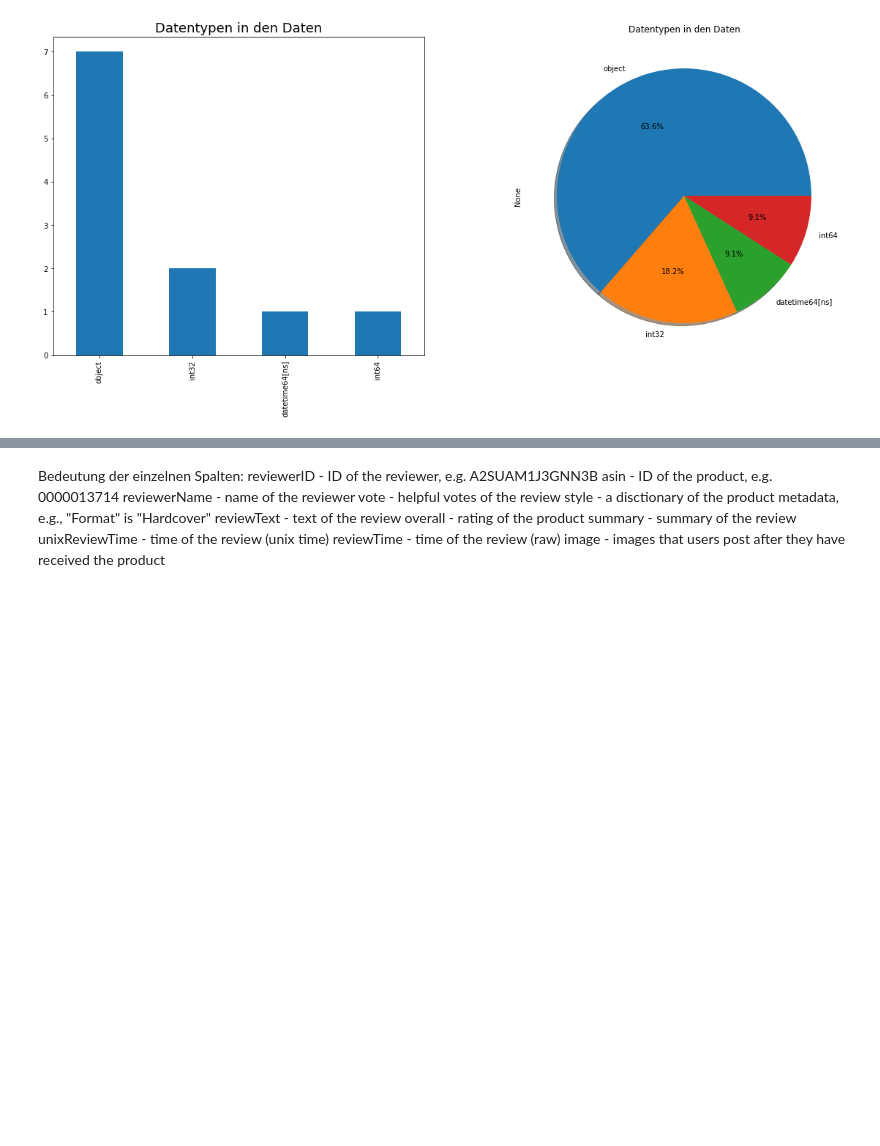
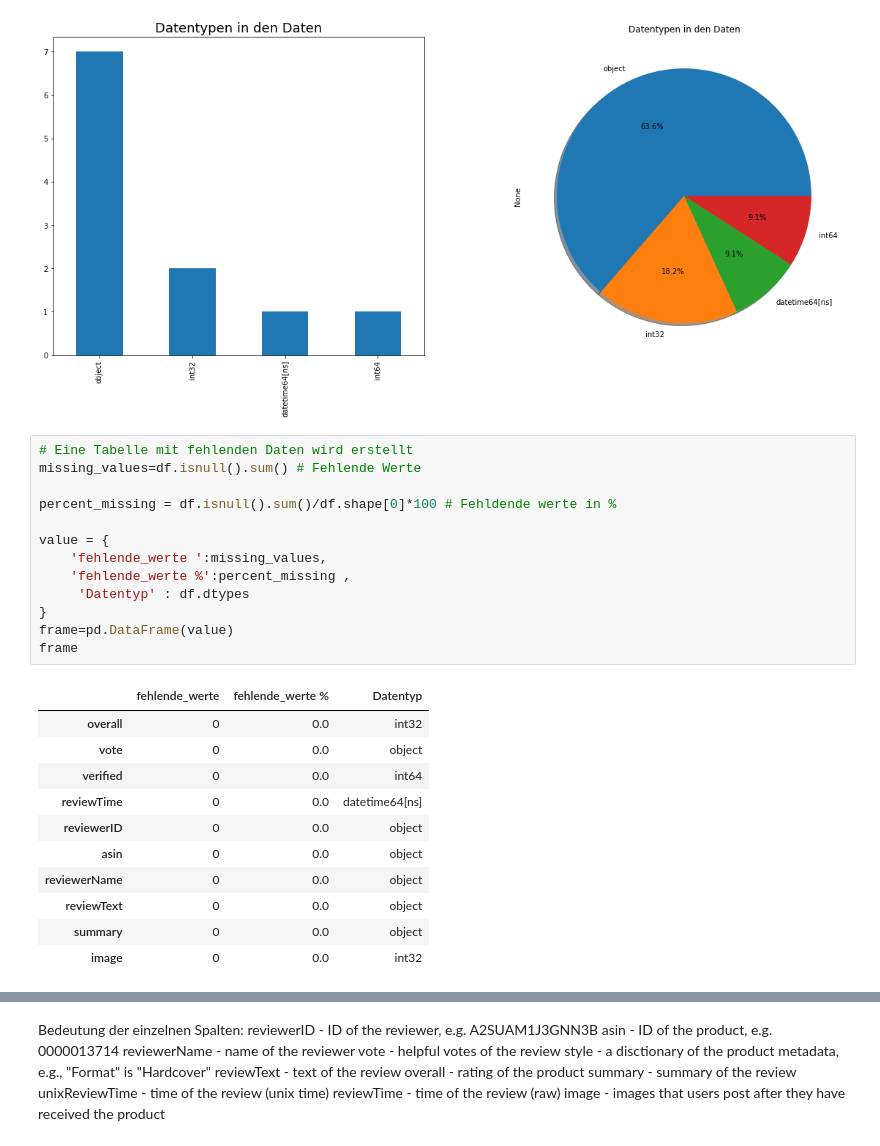
Before and after one commit to oscarcies/test_1123, a Jupyter notebook: Test.ipynb, the cells around one changed output, grey strips where cells are left out. Drawn from its saved outputs; the diff is of its cells as text; blank space fills up the shorter version.

```diff
--- a/Test.ipynb
+++ b/Test.ipynb
@@ -70,6 +47,31 @@ axarr[0].set_title("Datentypen in den Daten", fontsize=18)
 # %% [output]
 Text(0.5, 1.0, 'Datentypen in den Daten')
 [figure]
+# %%
+# Eine Tabelle mit fehlenden Daten wird erstellt
+missing_values=df.isnull().sum() # Fehlende Werte
+
+percent_missing = df.isnull().sum()/df.shape[0]*100 # Fehldende werte in %
+
+value = {
+    'fehlende_werte ':missing_values,
+    'fehlende_werte %':percent_missing ,
+     'Datentyp' : df.dtypes
+}
+frame=pd.DataFrame(value)
+frame
+# %% [output]
+|  | fehlende_werte | fehlende_werte % | Datentyp |
+| overall | 0 | 0.0 | int32 |
+| vote | 0 | 0.0 | object |
+| verified | 0 | 0.0 | int64 |
+| reviewTime | 0 | 0.0 | datetime64[ns] |
+| reviewerID | 0 | 0.0 | object |
+| asin | 0 | 0.0 | object |
+| reviewerName | 0 | 0.0 | object |
+| reviewText | 0 | 0.0 | object |
+| summary | 0 | 0.0 | object |
+| image | 0 | 0.0 | int32 |
 # %%
 #Hier werden in der Spalte verified die Werte die False sind auf 0 und die Werte die True sind auf 1 geändert
 #Die Objektdaten werden nicht geändert, es sei denn, der Parameter inplace ist auf True gesetzt
```
Also changed, not shown: parts of 6 cells of this notebook.
